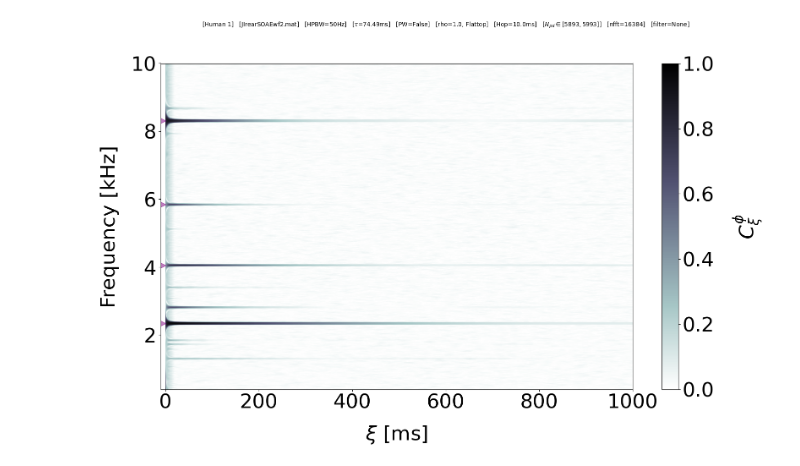
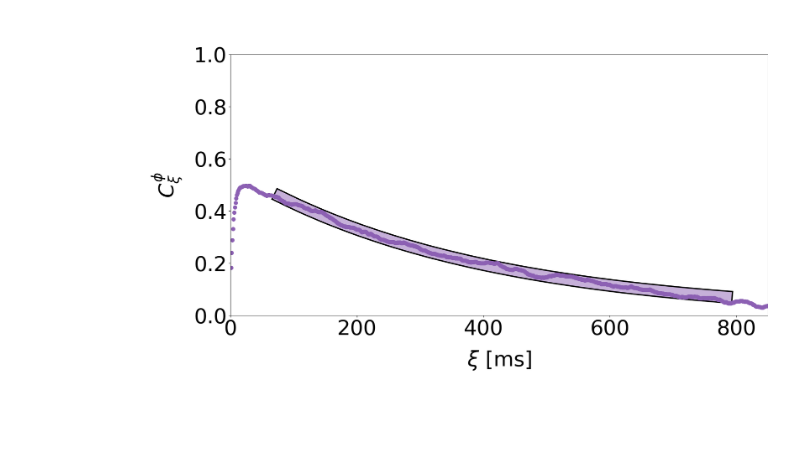
Before and after one commit to seththepeacock/otocoherence, a Jupyter notebook: scripts/figures_main.ipynb, the cells around one changed output. Drawn from its saved outputs; the diff is of its cells as text; code cells hidden in the pictures; blank space fills up the shorter version.

Commit message:
final push before preprint; implemented all figures in one ipynb file, edited/verified Chris' original peak picks for fig4

```diff
--- a/scripts/figures_main.ipynb
+++ b/scripts/figures_main.ipynb
@@ -2,6 +2,7 @@
 "Initialize"
 %load_ext autoreload
 %autoreload
+%matplotlib widget
 import matplotlib.pyplot as plt
 import phaseco as pc
 from helper_funcs import *
@@ -11,7 +12,10 @@ os.chdir(r"C:\Users\setht\Dropbox\Citadel\GitHub\otocoherence")
 
 
 # Folders
-paper_figures_folder = os.path.join('results', 'figures', 'main')
+figures_folder = os.path.join('results', 'figures', 'main')
 pkl_folder = os.path.join('pickles', 'soae')
 tau_pkl_folder = 'pickles'
-os.makedirs(paper_figures_folder, exist_ok=True)
+os.makedirs(figures_folder, exist_ok=True)
+
+# Global params
+dpi=500
@@ -131,10 +478,9 @@ lcc_kwargs = {
 # %%
-"Human Colossogram"
+"Figure 3A (Human)"
 
 # Choose subject
 species = "Human"
-wf_idx = 1
-
+wf_idx = 3
 # Get waveform
 wf, wf_fn, fs, good_peak_freqs, bad_peak_freqs = get_wf(
     species=species,
@@ -142,7 +488,10 @@ wf, wf_fn, fs, good_peak_freqs, bad_peak_freqs = get_wf(
 )
 
 # Get/set a few more params
-xi_max_s = 1.0
+human_color = "#8C60B3"
+xi_max_s = 1.5
+bw = 50
+win_type = 'flattop'
 tau = get_precalc_tau_from_bw(bw, fs, win_type, tau_pkl_folder)
 
 # Load Colossogram
@@ -154,7 +503,7 @@ cgram_dict = load_calc_colossogram(
             "species": species,
             "fs": fs,
             "tau": tau,
-            "hop": int(round(hop_s * fs)),
+            "hop": hop,
             "wf": wf,
             "wf_idx": wf_idx,
             "wf_fn": wf_fn,
@@ -169,50 +518,49 @@ fn_id = cgram_dict["fn_id"]
 win_meth_str = cgram_dict["win_meth_str"]
 method_id = cgram_dict["method_id"]
 filter_str = cgram_dict["filter_str"]
-N_pd_str = pc.get_N_pd_str(const_N_pd, cgram_dict["N_pd_min"], cgram_dict["N_pd_max"])
+# N_pd_str = pc.get_N_pd_str(const_N_pd, cgram_dict["N_pd_min"], cgram_dict["N_pd_max"])
 f = cgram_dict["f"]
 xis_s = cgram_dict["xis_s"]
 good_peak_idxs = np.argmin(np.abs(f[:, None] - good_peak_freqs[None, :]), axis=0)
-method_id = rf"[$\tau$={(tau/fs)*1000:.2f}ms]   [PW={pw}]   [{win_meth_str}]   [Hop={hop_s*1000:.1f}ms]   [{N_pd_str}]   [nfft={nfft}]"
+# method_id = rf"[$\tau$={(tau/fs)*1000:.2f}ms]   [Mode=$\phi$]   [{win_meth_str}]   [Hop={hop_s*1000:.1f}ms]   [{N_pd_str}]   [nfft={nfft}]"
 suptitle = (
     rf"[{species} {wf_idx}]   [{wf_fn}]   [HPBW={bw}Hz]   {method_id}   [{filter_str}]"
 )
 
-# MAKE PLOT
-plt.figure(figsize=(18, 10))
-cbar = pc.plot_colossogram(cgram_dict, cmap="bone_r", return_cbar=True)
-# Set Chris' requested fontsizes
-ax = plt.gca()
+# Get N_xi_fit
+f0 = 904
+
+# Fitting Parameters
+A_max = np.inf  # 1 or np.inf
+A_const = False  # Fixes the amplitude of the decay at 1
+
+N_xi, N_xi_dict = pc.get_N_xi(
+    cgram_dict,
+    f0,
+    A_max=A_max,
+    A_const=A_const,
+)
 
 
-ax.set_xlabel(r"$\xi$ [ms]", labelpad=labelpad, fontsize=fontsize)
-ax.set_ylabel("Frequency [kHz]", labelpad=labelpad, fontsize=fontsize)
 
-ax.tick_params("both", labelsize=fontsize)
-cbar.ax.yaxis.label.set_fontsize(fontsize)
-cbar.ax.tick_params(labelsize=fontsize)
+# MAKE PLOT
+fig = plt.figure(figsize=(18, 10))
+ax = fig.add_axes([0.2, 0.2, 0.8, 0.7])  # [left, bottom, width, height] in figure fraction
+pc.plot_N_xi_fit(N_xi_dict, color=human_color, plot_noise_floor=False, s_signal=50, lw_fit=20, lw_stroke=5)
 
-xmin = -10
-xmax = 1000
-plt.ylim(0.4, 10)
-plt.xlim(-10, xmax)
 
-for f0_idx in good_peak_idxs:
-    plt.scatter(
-        xmin / 2,
-        f[f0_idx] / 1000,
-        c="purple",
-        marker=">",
-        label="Peak at " + f"{f[f0_idx]:0f}Hz",
-        alpha=0.5,
-        s=100
-    )
+ax.set_xlabel(r"$\xi$ [ms]", labelpad=labelpad, fontsize=fontsize_cgram)
+ax.set_ylabel(r"$C_\xi^\phi$", labelpad=labelpad, fontsize=fontsize_cgram)
+ax.set_title("")
+ax.legend(fontsize=fontsize_cgram-10)
+ax.get_legend().remove()
+
+ax.tick_params('both', labelsize=fontsize_cgram)
+
+plt.xlim(0, 850)
 
 # plt.title(f"Colossogram", fontsize=18)
-plt.suptitle(suptitle, fontsize=10)
-# plt.tight_layout()
-plt.savefig(
-    os.path.join(paper_figures_folder, f"Human Colossogram ({wf_fn.split('.')[0]}).jpg"),
-    dpi=500,
-)
+# plt.suptitle(suptitle, fontsize=10)
+plt.tight_layout()
+plt.savefig(os.path.join(figures_folder, f'Fig3A (Human).jpg'),dpi=dpi, bbox_inches='tight')
 # %% [output]
@@ -220 +572 @@ Processing 'pickles\soae\Human 1, PW=False, rho=1.0, Flattop, hop=441, tau=3285,
-[figure, old version]
+[figure, new version]
```
Also changed, not shown: parts of 21 cells of this notebook, 51 other files.
